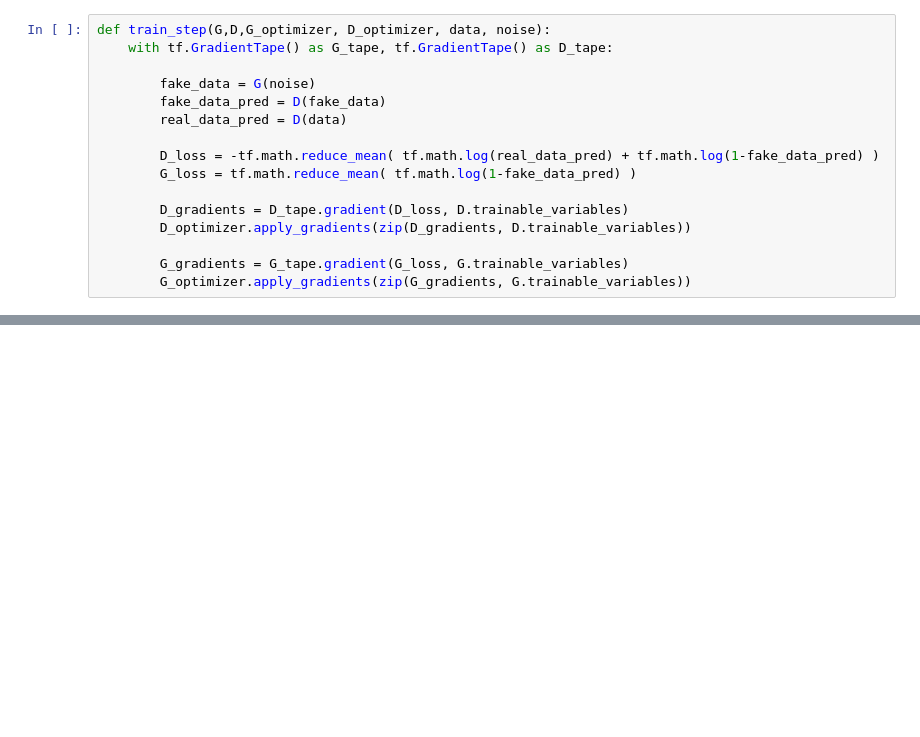
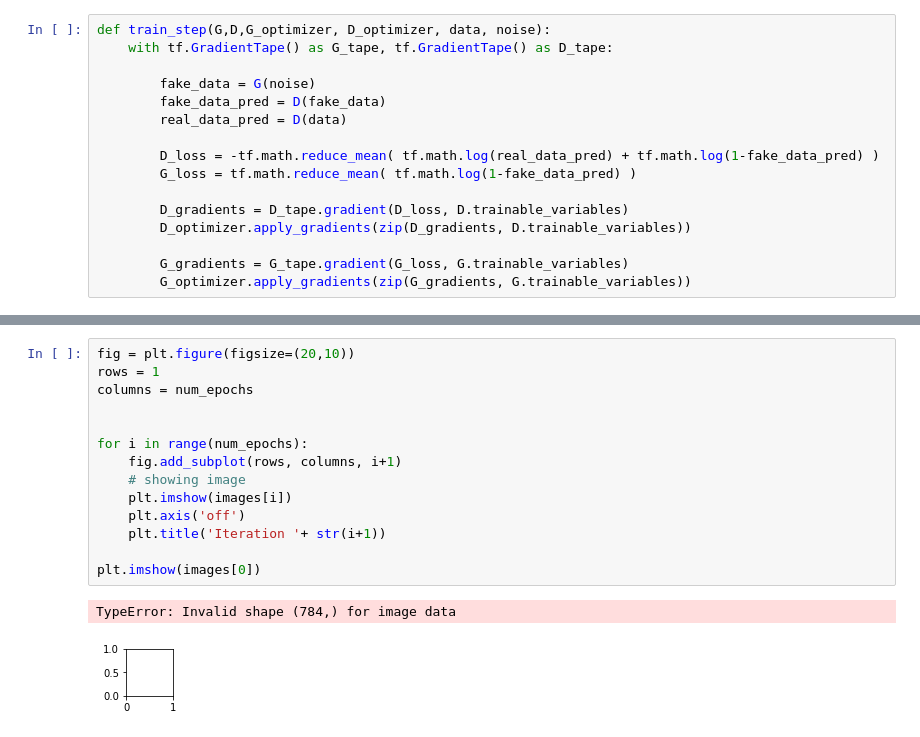
Before and after one commit to nlaasch/iannwtf, a Jupyter notebook: Homework 9/Homework 9.ipynb, the cells around one changed output, grey strips where cells are left out. Cells and saved outputs as stored; diff of their text form; blank space fills up the shorter version.

```diff
--- a/Homework 9/Homework 9.ipynb
+++ b/Homework 9/Homework 9.ipynb
@@ -270,0 +261,17 @@ Discriminator Loss for this epoch is: [<tf.Tensor: shape=(), dtype=float32, nump
+# %%
+fig = plt.figure(figsize=(20,10))
+rows = 1
+columns = num_epochs
+
+
+for i in range(num_epochs):
+    fig.add_subplot(rows, columns, i+1)
+    # showing image
+    plt.imshow(images[i])
+    plt.axis('off')
+    plt.title('Iteration '+ str(i+1))
+
+plt.imshow(images[0])
+# %% [output]
+TypeError: Invalid shape (784,) for image data
+[figure, added]
```
Also changed, not shown: parts of 5 cells of this notebook.
